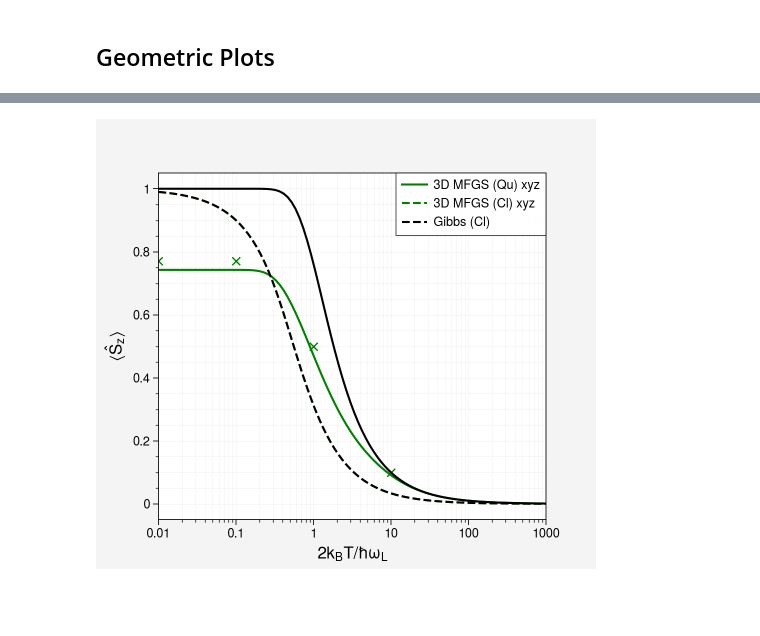
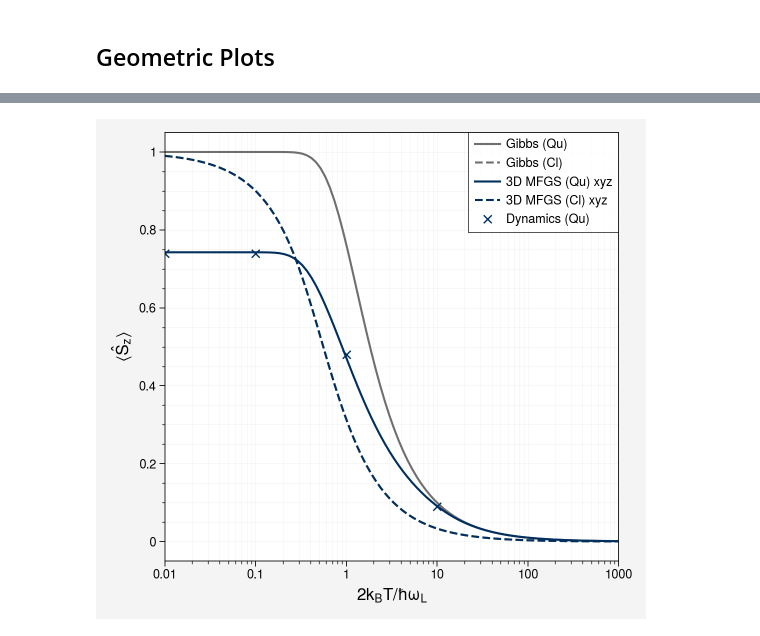
Before and after one commit to quantum-exeter/QuantumSpinDynamics, a Jupyter notebook: plot/plotStatics.ipynb, the cells around one changed output, grey strips where cells are left out. Drawn from its saved outputs; the diff is of its cells as text; code cells hidden in the pictures; blank space fills up the shorter version.

```diff
--- a/plot/plotStatics.ipynb
+++ b/plot/plotStatics.ipynb
@@ -216,30 +151,33 @@ plt.savefig("C://Users//crh222//Dropbox//PhD//1. RC Mapping//Graphs//Statics//di
-# %%
-fig, ax = plt.subplots(figsize=(5, 4.5))  #size in inches
-
-ax.get_xaxis().tick_bottom()
-ax.get_yaxis().tick_left()
-
-ax.set_xlabel("$2k_B T/\hbar\omega_L$", fontsize=12)
-ax.set_xlim(0.01, 1000)
-ax.set_ylabel("$\langle \\hat{S}_z\\rangle$", fontsize=12)
-
-##### Data ######
-
-ax.semilogx(data3D_xyz[:,0], -data3D_xyz[:,1], 'g-', label="3D MFGS (Qu) xyz") # 3D MFGS XYZ
-ax.semilogx(data3D_xyz_cl[:,0], data3D_xyz_cl[:,1], 'g--', label="3D MFGS (Cl) xyz") # 3D MFGS XYZ
-
-ax.plot(0.01, 0.77, 'gx')
-ax.plot(0.1, 0.77, 'gx')
-ax.plot(1, 0.5, 'gx')
-ax.plot(10, 0.1, 'gx')
-
-
-ax.semilogx(dataG[:,0], -dataG[:,1], 'k-') # Gibbs State
-ax.semilogx(dataG[:,0], ((1/np.tanh(1/dataG[:,0]) - (dataG[:,0]))), 'k--', label="Gibbs (Cl)") # Gibbs State
-ax.grid(which='both', lw='0.2')
-
-ax.legend(ncol=1)
-
-plt.savefig("C://Users//crh222//Dropbox//PhD//1. RC Mapping//Graphs//Statics//dim_comp_prma_3d_5", dpi=300)
-# %% [output]
-[figure, removed]
+# %%
+fig, ax = plt.subplots(figsize=(5.5, 5))  #size in inches
+
+ax.get_xaxis().tick_bottom()
+ax.get_yaxis().tick_left()
+
+ax.set_xlabel("$2k_B T/\hbar\omega_L$", fontsize=12)
+ax.set_ylabel("$\langle \\hat{S}_z\\rangle$", fontsize=12)
+
+ax.set_xlim(0.01, 1000)
+
+# pplt.rc.cycle = 'tab20b'
+# plt.rcParams['axes.prop_cycle'] = plt.cycler(color=['darkred', 'red', 'chocolate', 'goldenrod', 'olivedrab', 'darkolivegreen', 'steelblue', 'darkblue', 'indigo'])
+
+##### Data ######
+
+ax.semilogx(dataG[:,0], -dataG[:,1], '#6f6f6f', label="Gibbs (Qu)") # Gibbs State
+ax.semilogx(dataG[:,0], ((1/np.tanh(1/dataG[:,0]) - (dataG[:,0]))), '#6f6f6f', linestyle="--", label="Gibbs (Cl)") # Gibbs State
+ax.semilogx(data3D_xyz[:,0], -data3D_xyz[:,1], '#002f5f', label="3D MFGS (Qu) xyz") # 3D MFGS XYZ
+ax.semilogx(data3D_xyz_cl[:,0], data3D_xyz_cl[:,1], '#002f5f', linestyle='--', label="3D MFGS (Cl) xyz") # 3D MFGS XYZ
+ax.plot(0.01, 0.74, '#002f5f', marker='x', linestyle='None', label="Dynamics (Qu)")
+ax.plot(0.1, 0.74, '#002f5f', marker='x')
+ax.plot(1, 0.48, '#002f5f', marker='x')
+ax.plot(10, 0.09, '#002f5f', marker='x')
+ax.grid(which='both', lw='0.2')
+
+ax.legend(ncol=1)
+
+fig.tight_layout()
+
+plt.savefig("C://Users//crh222//Dropbox//PhD//1. RC Mapping//Graphs//Statics//poster_plot.pdf", dpi=300)
+# %% [output]
+[figure, added]
```
Also changed, not shown: parts of 4 cells of this notebook.
